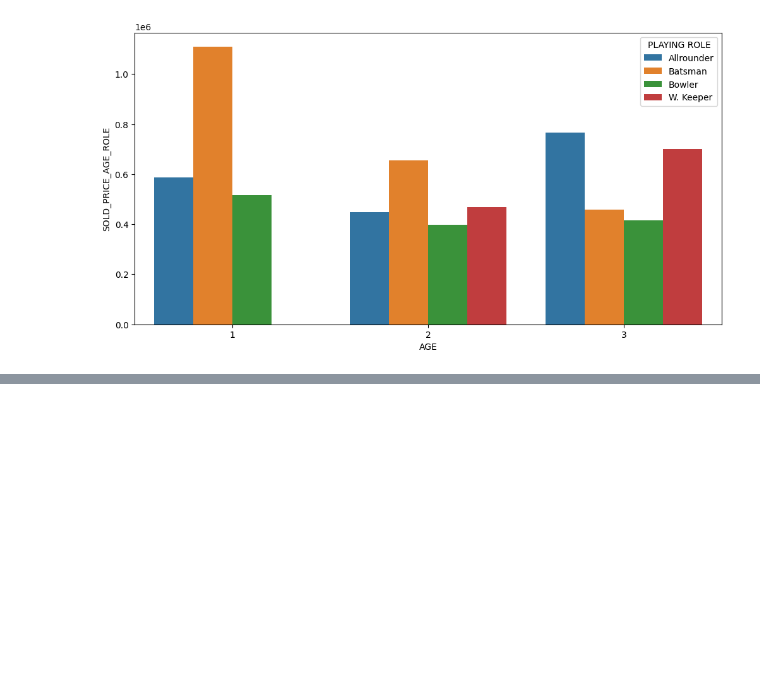
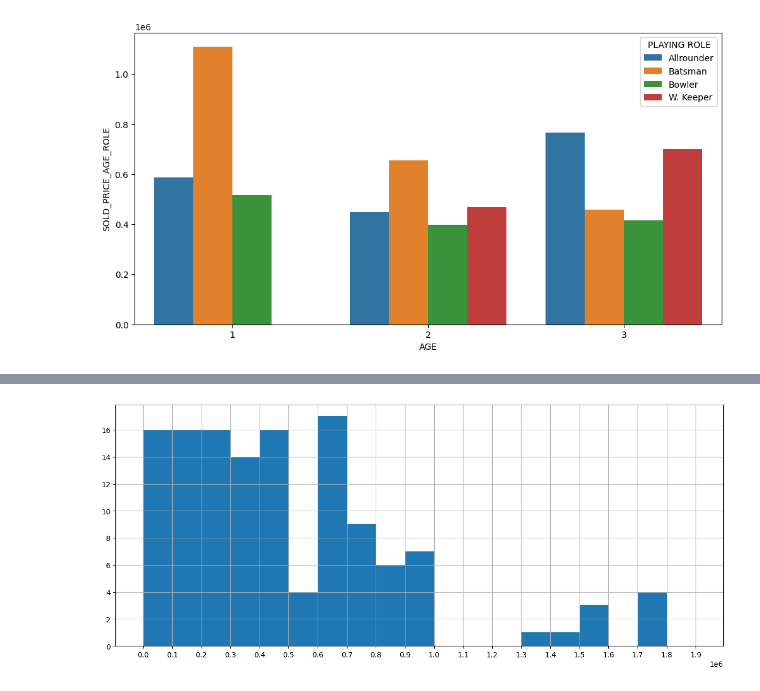
Before and after one commit to Musharraf-Bubere/Learning-in-public, a Jupyter notebook: Practice_From_Books/Machine_Learning_With_Python/01_Exploratory_Data_Analysis/03_Exploration_of_Data_Using_Visualization/ipl_data_visualization.ipynb, the cells around one changed output, grey strips where cells are left out. Cells and saved outputs as stored; diff of their text form; code cells hidden in the pictures; blank space fills up the shorter version.

```diff
--- a/Practice_From_Books/Machine_Learning_With_Python/01_Exploratory_Data_Analysis/03_Exploration_of_Data_Using_Visualization/ipl_data_visualization.ipynb
+++ b/Practice_From_Books/Machine_Learning_With_Python/01_Exploratory_Data_Analysis/03_Exploration_of_Data_Using_Visualization/ipl_data_visualization.ipynb
@@ -93,0 +115,7 @@ sns.barplot(x='AGE', y='SOLD_PRICE_AGE_ROLE', hue='PLAYING ROLE', data=soldprice
+# %%
+plt.figure(figsize=(15,6))
+plt.hist(ipl_auction_df['SOLD PRICE'], bins=range(1, 2000000, 100000))
+plt.xticks(range(1, 2000000, 100000))
+plt.grid(True)
+# %% [output]
+[figure, added]
```
Also changed, not shown: parts of 17 cells of this notebook, 1 other file.
